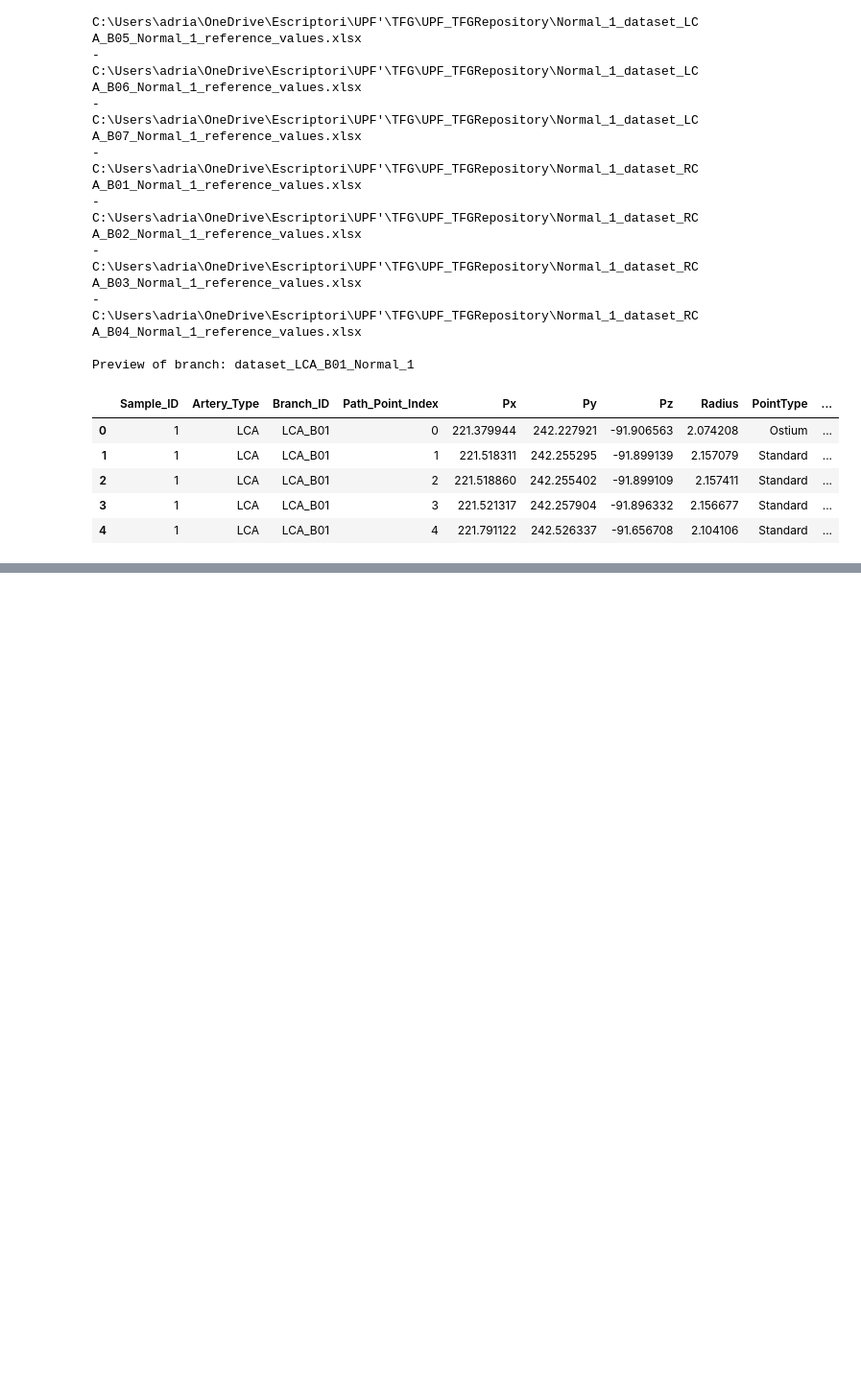
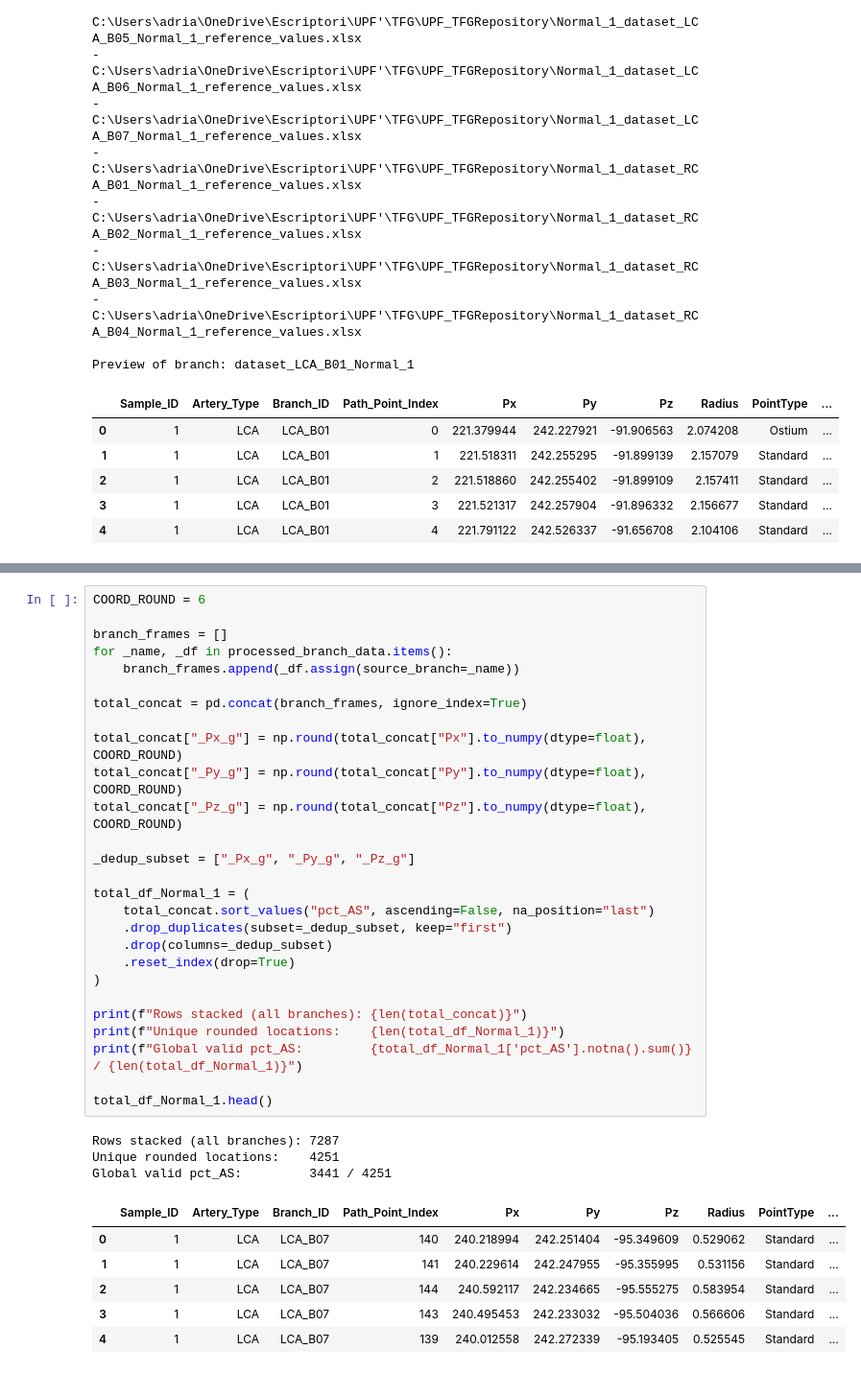
Before and after one commit to 4dryy/UPF_TFGRepository, a Jupyter notebook: notebooks/block2_stenosis/_05_sq_reference_values.ipynb, the cells around one changed output, grey strips where cells are left out. Shown at 96% size. Cells and saved outputs as stored; diff of their text form; blank space fills up the shorter version.

Commit message:
Block 2: %AS Implementation and Branch Union DF

```diff
--- a/notebooks/block2_stenosis/_05_sq_reference_values.ipynb
+++ b/notebooks/block2_stenosis/_05_sq_reference_values.ipynb
@@ -289,0 +419,37 @@ Preview of branch: dataset_LCA_B01_Normal_1
+# %%
+COORD_ROUND = 6
+
+branch_frames = []
+for _name, _df in processed_branch_data.items():
+    branch_frames.append(_df.assign(source_branch=_name))
+
+total_concat = pd.concat(branch_frames, ignore_index=True)
+
+total_concat["_Px_g"] = np.round(total_concat["Px"].to_numpy(dtype=float), COORD_ROUND)
+total_concat["_Py_g"] = np.round(total_concat["Py"].to_numpy(dtype=float), COORD_ROUND)
+total_concat["_Pz_g"] = np.round(total_concat["Pz"].to_numpy(dtype=float), COORD_ROUND)
+
+_dedup_subset = ["_Px_g", "_Py_g", "_Pz_g"]
+
+total_df_Normal_1 = (
+    total_concat.sort_values("pct_AS", ascending=False, na_position="last")
+    .drop_duplicates(subset=_dedup_subset, keep="first")
+    .drop(columns=_dedup_subset)
+    .reset_index(drop=True)
+)
+
+print(f"Rows stacked (all branches): {len(total_concat)}")
+print(f"Unique rounded locations:    {len(total_df_Normal_1)}")
+print(f"Global valid pct_AS:         {total_df_Normal_1['pct_AS'].notna().sum()} / {len(total_df_Normal_1)}")
+
+total_df_Normal_1.head()
+# %% [output]
+Rows stacked (all branches): 7287
+Unique rounded locations:    4251
+Global valid pct_AS:         3441 / 4251
+|  | Sample_ID | Artery_Type | Branch_ID | Path_Point_Index | Px | Py | Pz | Radius | PointType | ... |
+| 0 | 1 | LCA | LCA_B07 | 140 | 240.218994 | 242.251404 | -95.349609 | 0.529062 | Standard | ... |
+| 1 | 1 | LCA | LCA_B07 | 141 | 240.229614 | 242.247955 | -95.355995 | 0.531156 | Standard | ... |
+| 2 | 1 | LCA | LCA_B07 | 144 | 240.592117 | 242.234665 | -95.555275 | 0.583954 | Standard | ... |
+| 3 | 1 | LCA | LCA_B07 | 143 | 240.495453 | 242.233032 | -95.504036 | 0.566606 | Standard | ... |
+| 4 | 1 | LCA | LCA_B07 | 139 | 240.012558 | 242.272339 | -95.193405 | 0.525545 | Standard | ... |
```
Also changed, not shown: parts of 11 cells of this notebook, 12 other files.
